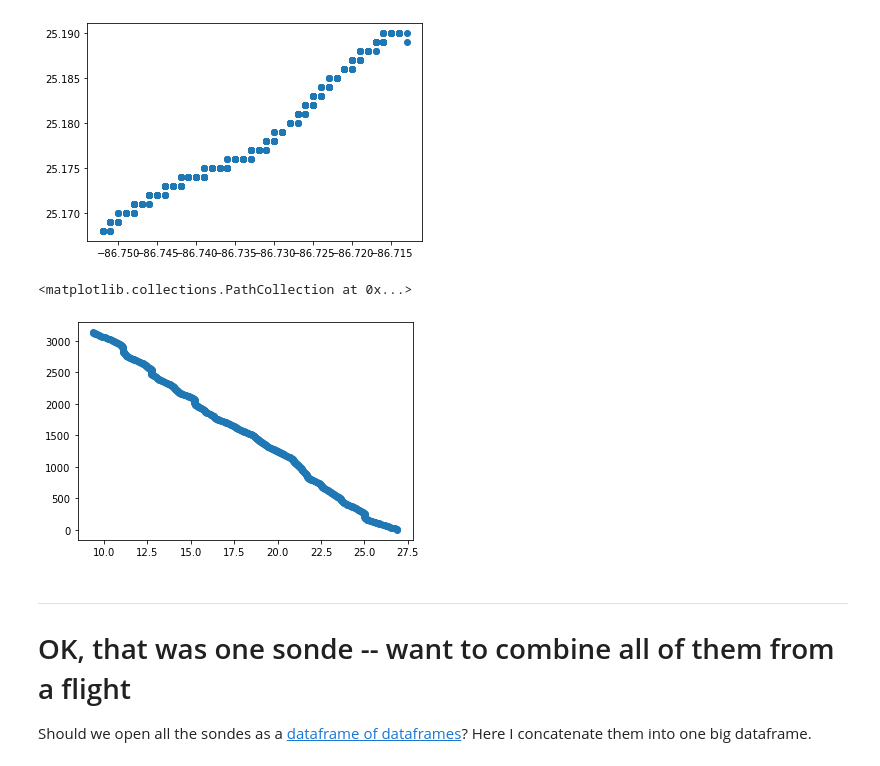
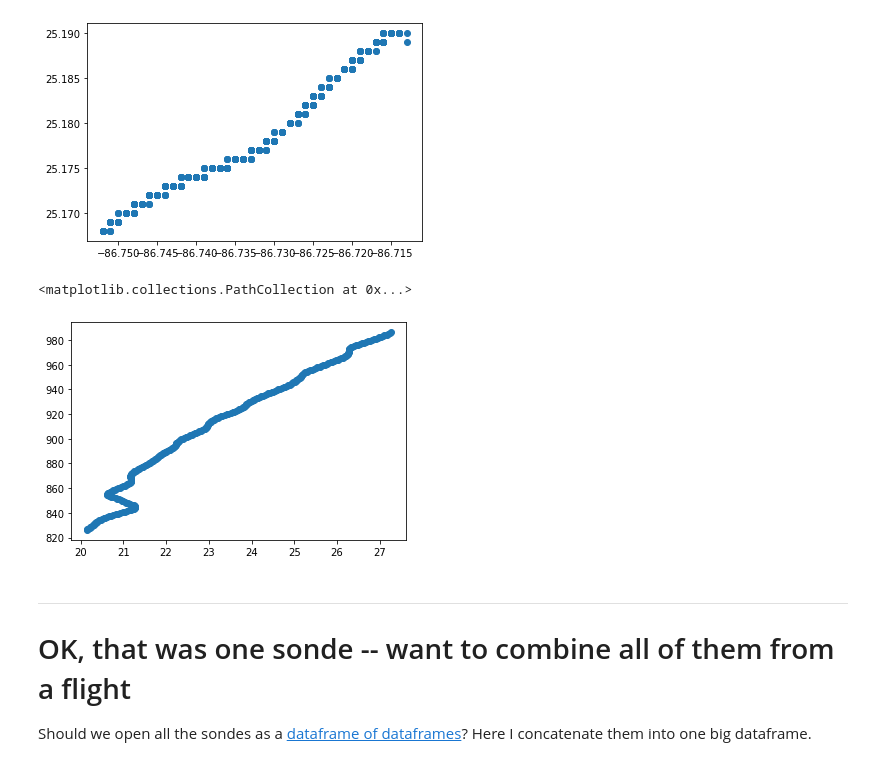
Before and after one commit to MPOcanes/MPO624_2022, a Jupyter notebook: Notebooks/HRD_dropsondes.ipynb, the cells around one changed output. Cells and saved outputs as stored; diff of their text form; code cells hidden in the pictures.

```diff
--- a/Notebooks/HRD_dropsondes.ipynb
+++ b/Notebooks/HRD_dropsondes.ipynb
@@ -59,10 +62,10 @@ plt.scatter(df.LON, df.LAT)
 [figure]
 # %%
 # Temperature profile
-plt.scatter(df.T_C, df.Z_m)
+plt.scatter(df.T_C, df.P_mb)
 # %% [output]
 <matplotlib.collections.PathCollection at 0x...>
-[figure, old version]
+[figure, new version]
 # %% [markdown]
 --------------------------
 # OK, that was one sonde -- want to combine all of them from a flight
```
Also changed, not shown: parts of 21 cells of this notebook.
